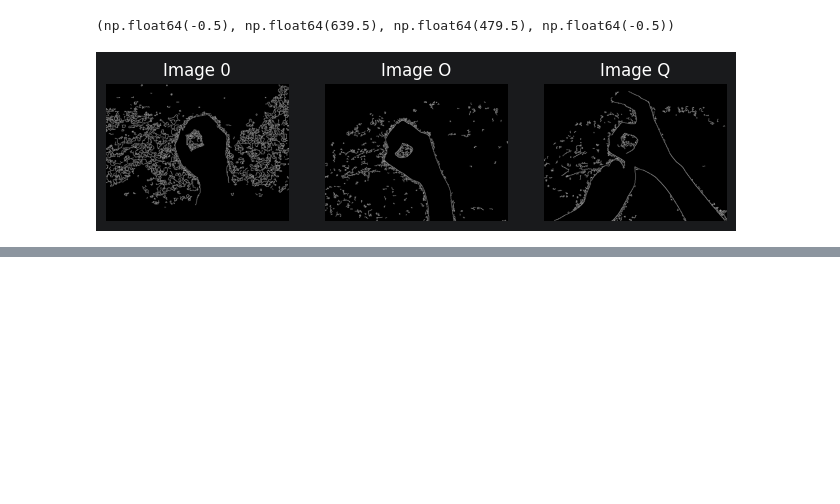
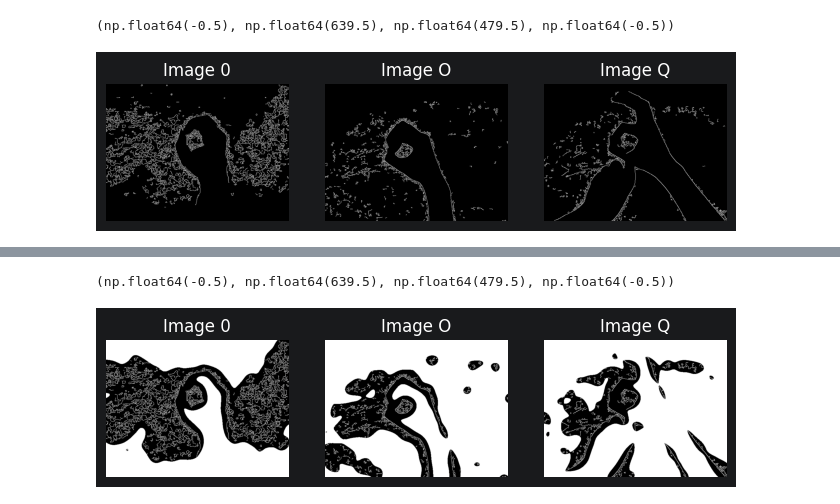
Before and after one commit to aviksarkar0204-stack/AI_Lab_Project, a Jupyter notebook: 01_Data_Exploration_new.ipynb, the cells around one changed output, grey strips where cells are left out. Saved outputs shown, nothing was run; the diff lists cells and outputs as text; code cells hidden in the pictures; blank space fills up the shorter version.

```diff
--- a/01_Data_Exploration_new.ipynb
+++ b/01_Data_Exploration_new.ipynb
@@ -135,0 +168,28 @@ plt.axis("off")
+# %%
+max_output_value = 255
+neighbour_size = 99
+subtract_from_mean = 10
+
+image_0_binarized = cv2.adaptiveThreshold(image_canny_0, max_output_value, cv2.ADAPTIVE_THRESH_GAUSSIAN_C, cv2.THRESH_BINARY, neighbour_size, subtract_from_mean)
+image_O_binarized = cv2.adaptiveThreshold(image_canny_O, max_output_value, cv2.ADAPTIVE_THRESH_GAUSSIAN_C, cv2.THRESH_BINARY, neighbour_size, subtract_from_mean)
+image_Q_binarized = cv2.adaptiveThreshold(image_canny_Q, max_output_value, cv2.ADAPTIVE_THRESH_GAUSSIAN_C, cv2.THRESH_BINARY, neighbour_size, subtract_from_mean)
+
+plt.figure(figsize=(8,4))
+
+plt.subplot(1,3,1)
+plt.imshow(image_0_binarized, cmap="gray")
+plt.title("Image 0")
+plt.axis("off")
+
+plt.subplot(1,3,2)
+plt.imshow(image_O_binarized, cmap="gray")
+plt.title("Image O")
+plt.axis("off")
+
+plt.subplot(1,3,3)
+plt.imshow(image_Q_binarized, cmap="gray")
+plt.title("Image Q")
+plt.axis("off")
+# %% [output]
+(np.float64(-0.5), np.float64(639.5), np.float64(479.5), np.float64(-0.5))
+[figure, added]
```
Also changed, not shown: parts of 1 cell of this notebook.
